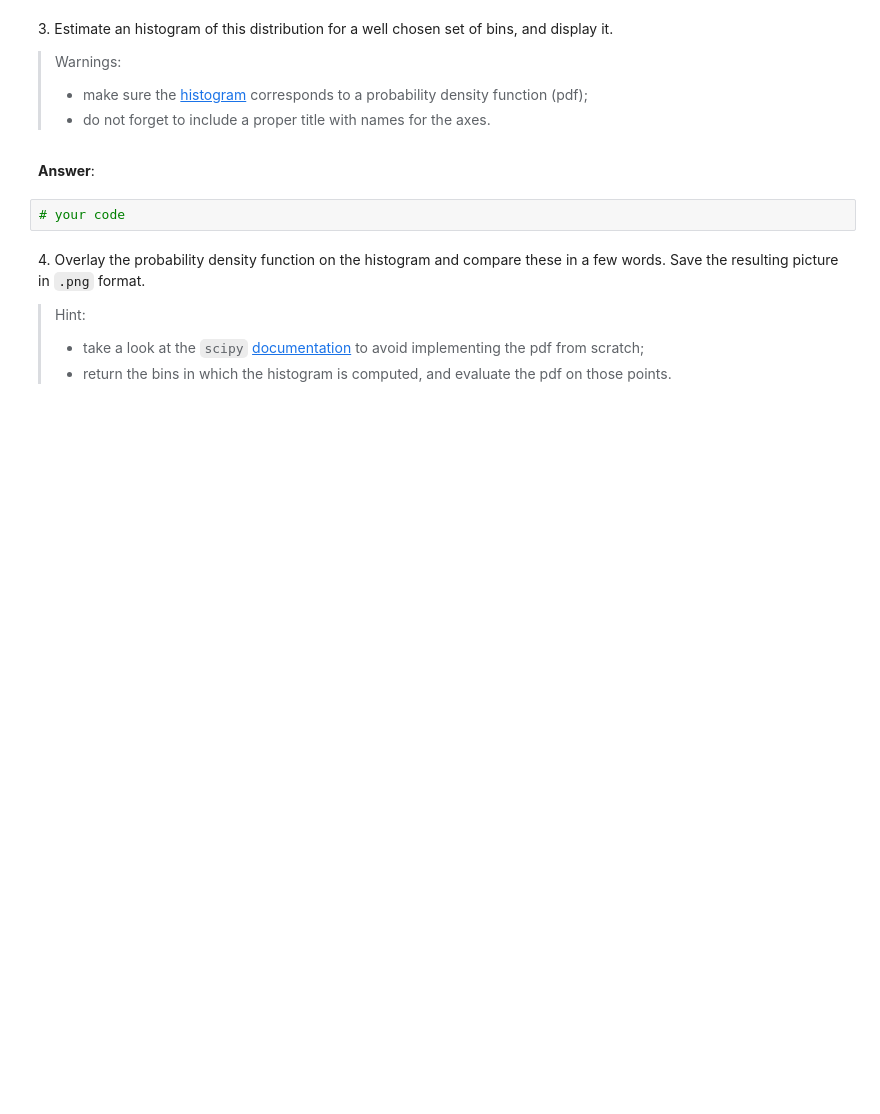
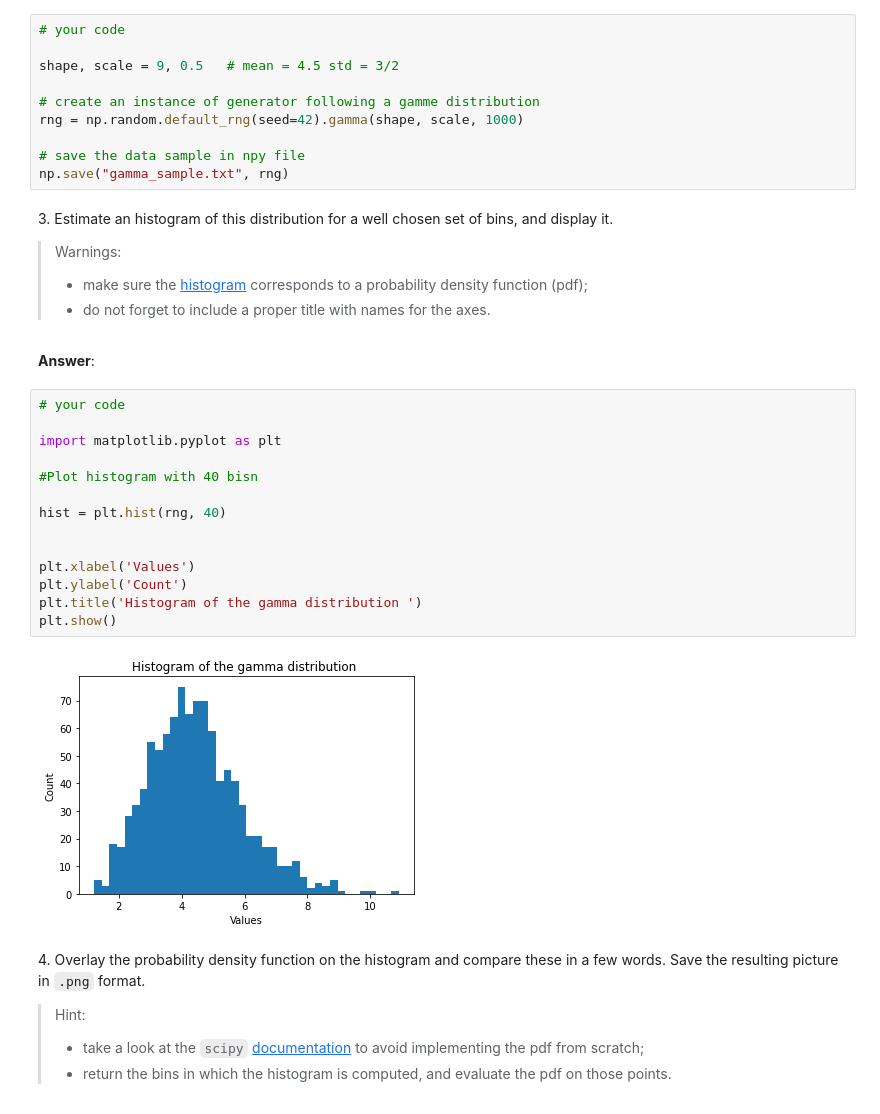
Before and after one commit to jeremdesno/python_sdia, a Jupyter notebook: Labs/Lab2/lab2.ipynb, the cells around one changed output. Cells and saved outputs as stored; diff of their text form; blank space fills up the shorter version.

```diff
--- a/Labs/Lab2/lab2.ipynb
+++ b/Labs/Lab2/lab2.ipynb
@@ -62,3 +75,13 @@ and displaying their histogram. In the following, we consider $(\alpha, \beta) =
+# %%
+# your code
+
+shape, scale = 9, 0.5   # mean = 4.5 std = 3/2
+
+# create an instance of generator following a gamme distribution
+rng = np.random.default_rng(seed=42).gamma(shape, scale, 1000)
+
+# save the data sample in npy file
+np.save("gamma_sample.txt", rng)
 # %% [markdown]
 3\. Estimate an histogram of this distribution for a well chosen set of bins, and display it.
 > Warnings:
@@ -66,8 +89,22 @@ and displaying their histogram. In the following, we consider $(\alpha, \beta) =
 > - do not forget to include a proper title with names for the axes.
 # %% [markdown]
 **Answer**:
-# %%
-# your code
+# %%
+# your code
+
+import matplotlib.pyplot as plt
+
+#Plot histogram with 40 bisn
+
+hist = plt.hist(rng, 40)
+
+
+plt.xlabel('Values')
+plt.ylabel('Count')
+plt.title('Histogram of the gamma distribution ')
+plt.show()
+# %% [output]
+[figure, added]
 # %% [markdown]
 4\. Overlay the probability density function on the histogram and compare these in a few words. Save the resulting picture in `.png` format.
 > Hint:
```
Also changed, not shown: parts of 5 cells of this notebook, 3 other files.
